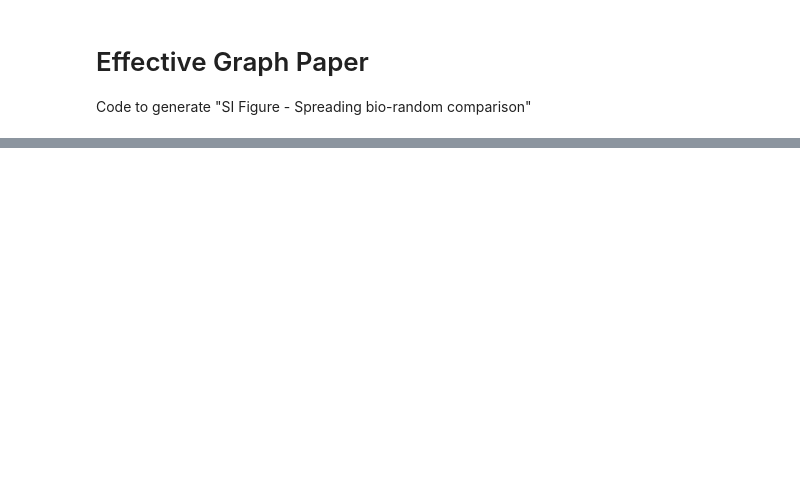
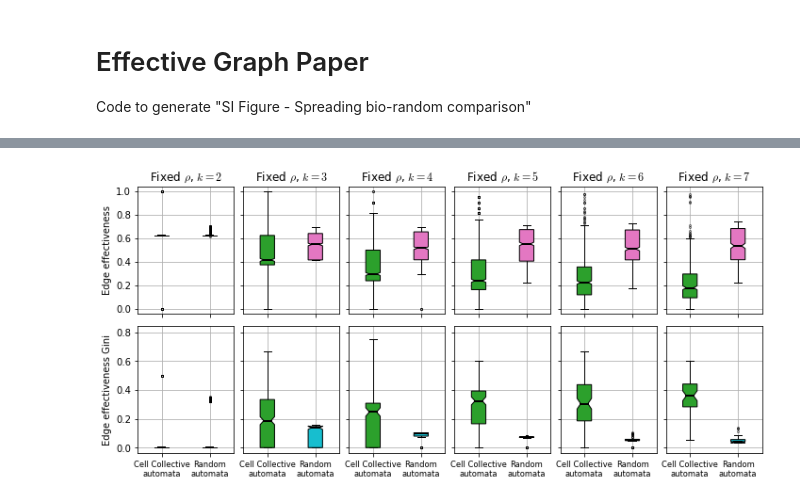
Before and after one commit to leonardogian/CANA, a Jupyter notebook: tutorials/2020 - Effective Graph/SI-Figure spreading/SI-Figure spreading bio-random comparison.ipynb, the cells around one changed output, grey strips where cells are left out. Cells and saved outputs as stored; diff of their text form; code cells hidden in the pictures; blank space fills up the shorter version.

```diff
--- a/tutorials/2020 - Effective Graph/SI-Figure spreading/SI-Figure spreading bio-random comparison.ipynb
+++ b/tutorials/2020 - Effective Graph/SI-Figure spreading/SI-Figure spreading bio-random comparison.ipynb
@@ -98,0 +20,84 @@ plt.show()
+# %%
+"""
+fig = plt.figure(constrained_layout=False, figsize=(8.5,11))
+gs = gridspec.GridSpec(ncols=4, nrows=2, figure=fig)
+#
+ax1 = fig.add_subplot(gs[0, 0])
+ax2 = fig.add_subplot(gs[1, 0])
+ax3 = fig.add_subplot(gs[0, 1])
+ax4 = fig.add_subplot(gs[1, 1])
+ax5 = fig.add_subplot(gs[0, 2])
+ax6 = fig.add_subplot(gs[1, 2])
+ax7 = fig.add_subplot(gs[0, 3])
+ax8 = fig.add_subplot(gs[1, 3])
+axes = [(ax1, ax2), (ax3, ax4), (ax5, ax6), (ax7, ax8)]
+"""
+fig, axes = plt.subplots(figsize=(10.0,4.8), ncols=6, nrows=2)
+#
+flierprops = dict(marker='o', markersize=2, markeredgecolor='black', markeredgewidth=.5, rasterized=True)
+medianprops = dict(color='black')
+path = '../Figure 2/data/'
+
+for idx, degree in enumerate([2, 3, 4, 5, 6, 7], start=0):
+#
+    print('Plotting k:{k:d}'.format(k=degree))
+
+    print('loading files')
+    bfile = 'BioNetworkEffectivenessK{k:d}.tsv'.format(k=degree)
+    bgfile = 'BioNetworkEffectivenessGiniK{k:d}.tsv'.format(k=degree)
+    mfile = 'MatchedBioNetworkEffectivenessK{k:d}.tsv'.format(k=degree)
+    mgfile = 'MatchedBioNetworkEffectivenessGiniK{k:d}.tsv'.format(k=degree)
+    #
+    dfB = pd.read_csv(path + bfile, sep='\t')
+    dfBG = pd.read_csv(path + bgfile, sep='\t')
+    dfM = pd.read_csv(path + mfile, sep='\t')
+    dfMG = pd.read_csv(path + mgfile, sep='\t')
+    #
+    dfMg = dfM.groupby(['Boolean Network', 'Node', 'Input']).agg({'Input Effectiveness':['mean', 'std']})
+    dfMGg = dfMG.groupby(['Boolean Network', 'Node']).agg({'Input Effectiveness Gini':['mean', 'std']})
+    #
+    print('ploting')
+    axt = axes[0][idx]
+    axb = axes[1][idx]
+    #
+    res = axt.boxplot([dfB['Input Effectiveness'], dfMg[('Input Effectiveness', 'mean')]], notch=True, patch_artist=True, widths=0.3, flierprops=flierprops)
+
+    colors = ['#2ca02c', '#e377c2']
+    for box, median, color in zip(res['boxes'], res['medians'], colors):
+        box.set_facecolor(color)
+        median.set_c('k')
+        median.set_lw(2)
+
+
+    axt.set_xticks(range(1,3))
+    axt.set_xticklabels([]) #'Cell Collective\nautomata', 'Random\nautomata'])
+    axt.set_title(r"Fixed $\rho$, $k={k:d}$".format(k=degree))
+    axt.grid()
+    axt.set_ylim(-0.04, 1.04)
+
+
+    res = axb.boxplot([dfBG['Input Effectiveness Gini'], dfMGg[('Input Effectiveness Gini', 'mean')]], notch=True, patch_artist=True, widths=0.3, flierprops=flierprops)
+
+    colors = ['#2ca02c', '#17becf']
+    for box, median, color in zip(res['boxes'], res['medians'], colors):
+        box.set_facecolor(color)
+        median.set_c('k')
+        median.set_lw(2)
+
+    if idx > 0:
+        axt.set_yticklabels([])
+        axb.set_yticklabels([])
+    axb.set_xticks(range(1,3))
+    axb.set_xticklabels(['Cell Collective\nautomata', 'Random\nautomata'], fontsize='small')
+    #axb.set_title(r"Fixed bias with hard constraint and $k>1$")
+    axb.grid()
+    axb.set_ylim(-0.04,0.84)
+
+#
+axes[0][0].set_ylabel('Edge effectiveness')
+axes[1][0].set_ylabel('Edge effectiveness Gini')
+#
+plt.subplots_adjust(left=0.06, right=0.98, bottom=0.10, top=0.92, wspace=0.1, hspace=0.1)
+plt.savefig("EdgeEffectivenessMultipleK.pdf", dpi=300)
+plt.show()
+# %% [output]
@@ -98,0 +122 @@ plt.show()
+[figure, added]
```
Also changed, not shown: parts of 5 cells of this notebook, 16 other files.
